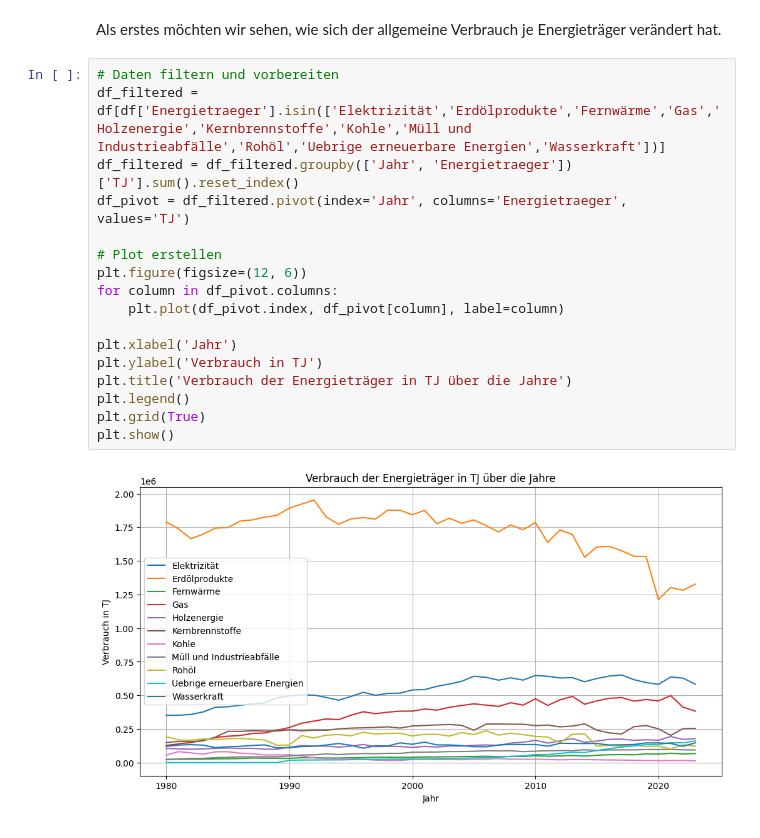
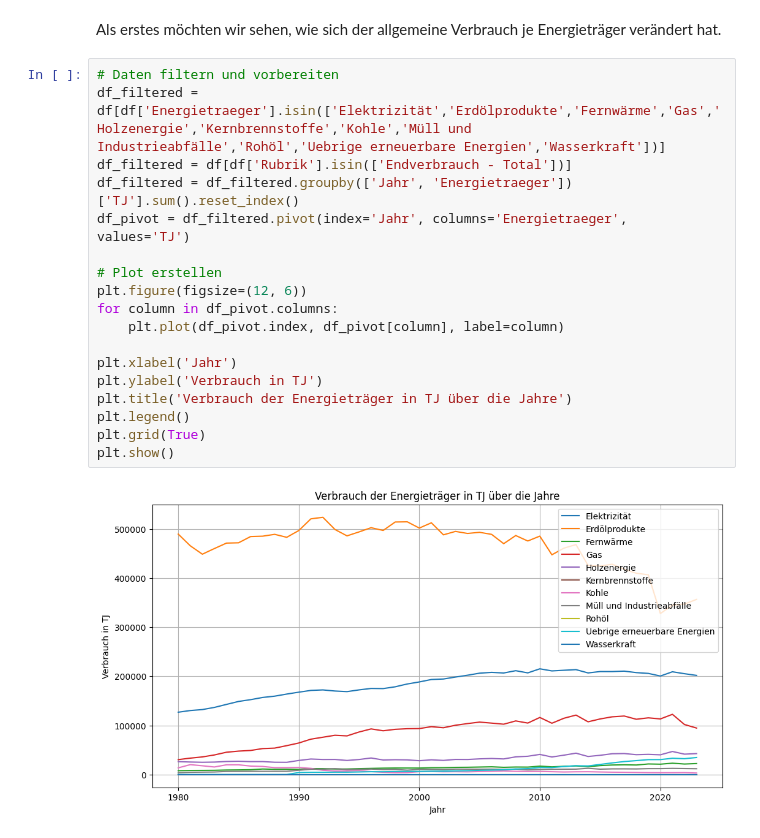
Before and after one commit to Lossophy/BINA-Projekt, a Jupyter notebook: Adrian.ipynb, the cells around one changed output. Cells and saved outputs as stored; diff of their text form.

```diff
--- a/Adrian.ipynb
+++ b/Adrian.ipynb
@@ -25,19 +25,20 @@ Als erstes möchten wir sehen, wie sich der allgemeine Verbrauch je Energieträg
 # %%
 # Daten filtern und vorbereiten
 df_filtered = df[df['Energietraeger'].isin(['Elektrizität','Erdölprodukte','Fernwärme','Gas','Holzenergie','Kernbrennstoffe','Kohle','Müll und Industrieabfälle','Rohöl','Uebrige erneuerbare Energien','Wasserkraft'])]
+df_filtered = df[df['Rubrik'].isin(['Endverbrauch - Total'])]
 df_filtered = df_filtered.groupby(['Jahr', 'Energietraeger'])['TJ'].sum().reset_index()
 df_pivot = df_filtered.pivot(index='Jahr', columns='Energietraeger', values='TJ')
 
 # Plot erstellen
 plt.figure(figsize=(12, 6))
 for column in df_pivot.columns:
     plt.plot(df_pivot.index, df_pivot[column], label=column)
 
 plt.xlabel('Jahr')
 plt.ylabel('Verbrauch in TJ')
 plt.title('Verbrauch der Energieträger in TJ über die Jahre')
 plt.legend()
 plt.grid(True)
 plt.show()
 # %% [output]
-[figure, old version]
+[figure, new version]
```
